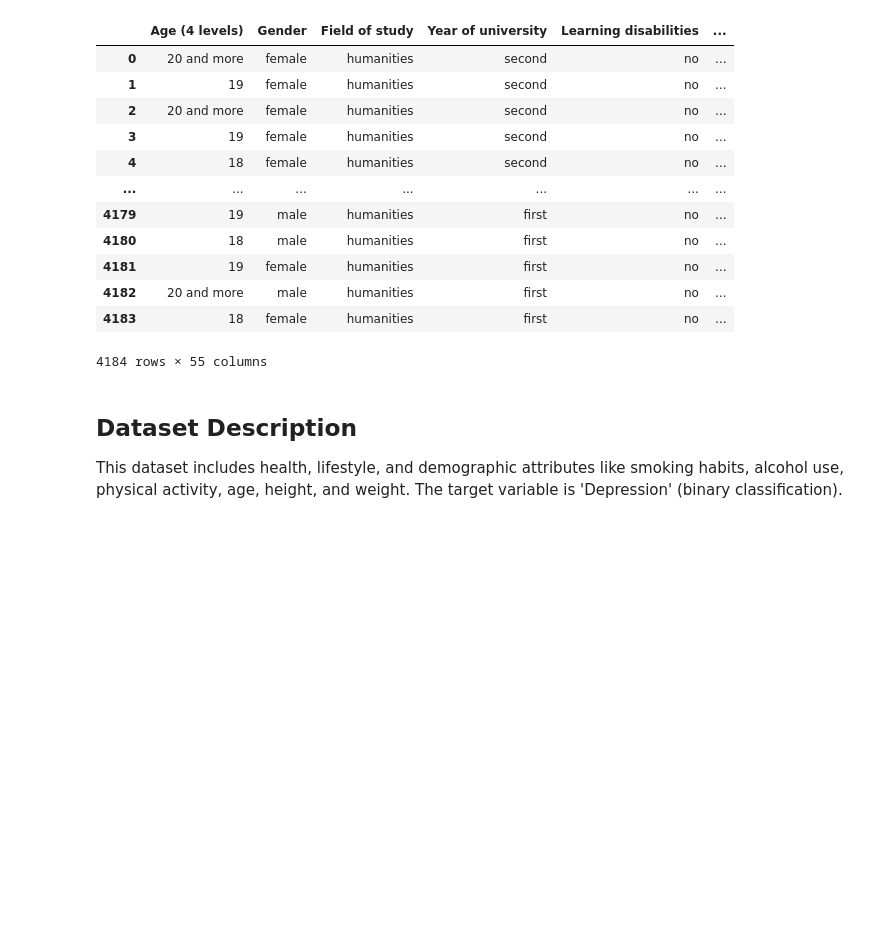
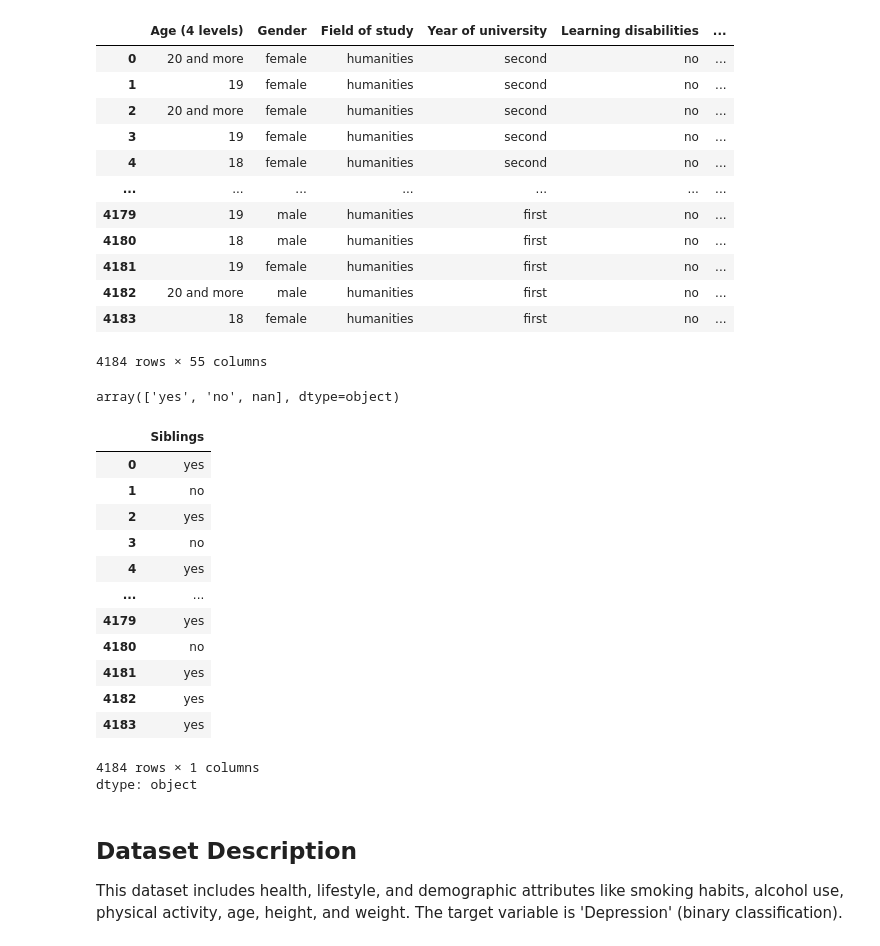
Before and after one commit to FathimaNazarudeen/depression-prediction-ml, a Jupyter notebook: depression_ml.ipynb, the cells around one changed output. Drawn from its saved outputs; the diff is of its cells as text; code cells hidden in the pictures; blank space fills up the shorter version.

```diff
--- a/depression_ml.ipynb
+++ b/depression_ml.ipynb
@@ -42,6 +42,27 @@ df
 | 4182 | 20 and more | male | humanities | first | no | ... |
 | 4183 | 18 | female | humanities | first | no | ... |
 4184 rows × 55 columns
+# %%
+df['Satisfied with living conditions'].unique()
+# %% [output]
+array(['yes', 'no', nan], dtype=object)
+# %%
+df['Siblings']
+# %% [output]
+|  | Siblings |
+| 0 | yes |
+| 1 | no |
+| 2 | yes |
+| 3 | no |
+| 4 | yes |
+| ... | ... |
+| 4179 | yes |
+| 4180 | no |
+| 4181 | yes |
+| 4182 | yes |
+| 4183 | yes |
+4184 rows × 1 columns
+dtype: object
 # %% [markdown]
 ## Dataset Description
 This dataset includes health, lifestyle, and demographic attributes like smoking habits, alcohol use, physical activity, age, height, and weight. The target variable is 'Depression' (binary classification).
```
Also changed, not shown: parts of 27 cells of this notebook.
